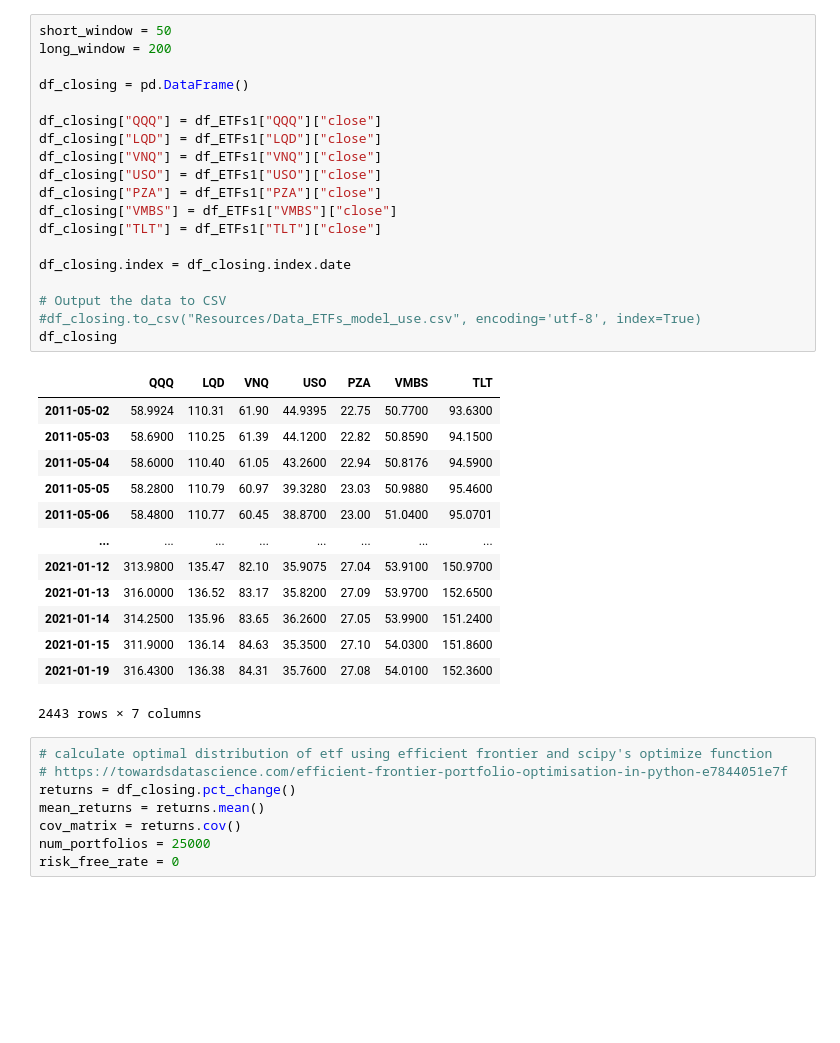
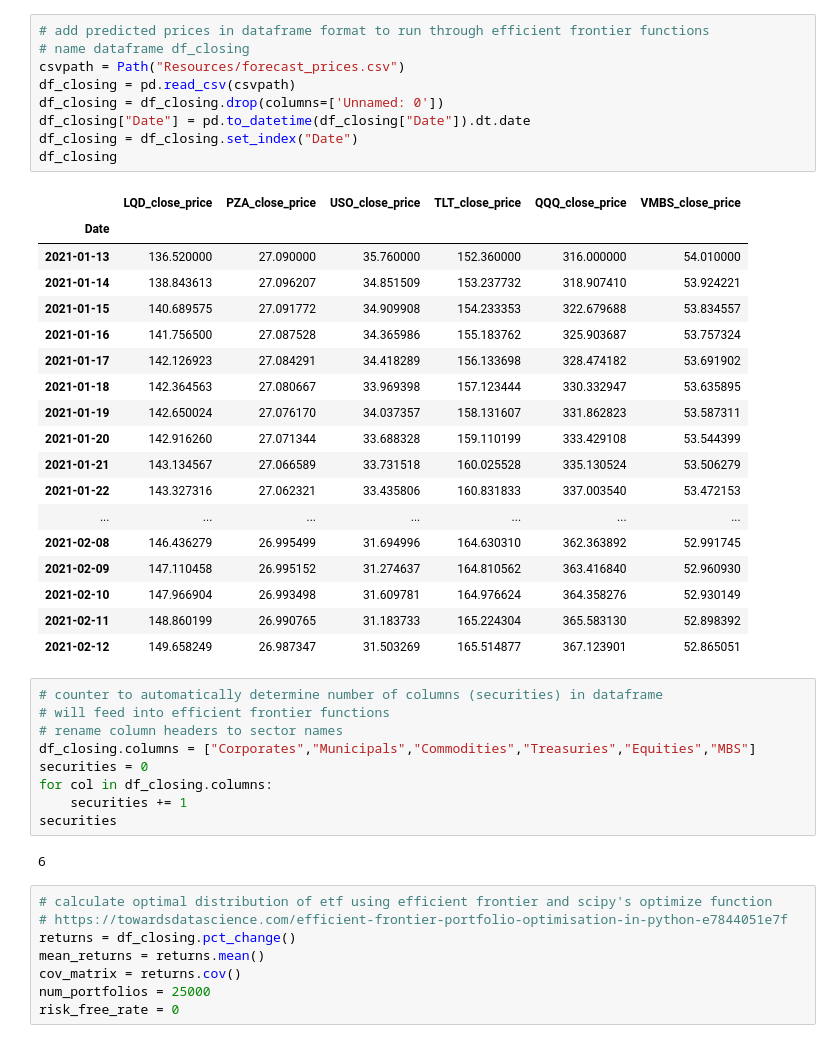
Before and after one commit to ummearusha/Insuring_Insurance_Payments, a Jupyter notebook: optimizer_code.ipynb, the cells around one changed output. Cells and saved outputs as stored; diff of their text form; blank space fills up the shorter version.

```diff
--- a/optimizer_code.ipynb
+++ b/optimizer_code.ipynb
@@ -103,36 +15,42 @@ df_ETFs1 = df_ETFs.dropna()
-# %%
-short_window = 50
-long_window = 200
-
-df_closing = pd.DataFrame()
-
-df_closing["QQQ"] = df_ETFs1["QQQ"]["close"]
-df_closing["LQD"] = df_ETFs1["LQD"]["close"]
-df_closing["VNQ"] = df_ETFs1["VNQ"]["close"]
-df_closing["USO"] = df_ETFs1["USO"]["close"]
-df_closing["PZA"] = df_ETFs1["PZA"]["close"]
-df_closing["VMBS"] = df_ETFs1["VMBS"]["close"]
-df_closing["TLT"] = df_ETFs1["TLT"]["close"]
-
-df_closing.index = df_closing.index.date
-
-# Output the data to CSV
-#df_closing.to_csv("Resources/Data_ETFs_model_use.csv", encoding='utf-8', index=True)
-df_closing
-# %% [output]
-|  | QQQ | LQD | VNQ | USO | PZA | VMBS | TLT |
-| 2011-05-02 | 58.9924 | 110.31 | 61.90 | 44.9395 | 22.75 | 50.7700 | 93.6300 |
-| 2011-05-03 | 58.6900 | 110.25 | 61.39 | 44.1200 | 22.82 | 50.8590 | 94.1500 |
-| 2011-05-04 | 58.6000 | 110.40 | 61.05 | 43.2600 | 22.94 | 50.8176 | 94.5900 |
-| 2011-05-05 | 58.2800 | 110.79 | 60.97 | 39.3280 | 23.03 | 50.9880 | 95.4600 |
-| 2011-05-06 | 58.4800 | 110.77 | 60.45 | 38.8700 | 23.00 | 51.0400 | 95.0701 |
-| ... | ... | ... | ... | ... | ... | ... | ... |
-| 2021-01-12 | 313.9800 | 135.47 | 82.10 | 35.9075 | 27.04 | 53.9100 | 150.9700 |
-| 2021-01-13 | 316.0000 | 136.52 | 83.17 | 35.8200 | 27.09 | 53.9700 | 152.6500 |
-| 2021-01-14 | 314.2500 | 135.96 | 83.65 | 36.2600 | 27.05 | 53.9900 | 151.2400 |
-| 2021-01-15 | 311.9000 | 136.14 | 84.63 | 35.3500 | 27.10 | 54.0300 | 151.8600 |
-| 2021-01-19 | 316.4300 | 136.38 | 84.31 | 35.7600 | 27.08 | 54.0100 | 152.3600 |
-2443 rows × 7 columns
+# %%
+# add predicted prices in dataframe format to run through efficient frontier functions
+# name dataframe df_closing
+csvpath = Path("Resources/forecast_prices.csv")
+df_closing = pd.read_csv(csvpath)
+df_closing = df_closing.drop(columns=['Unnamed: 0'])
+df_closing["Date"] = pd.to_datetime(df_closing["Date"]).dt.date
+df_closing = df_closing.set_index("Date")
+df_closing
+# %% [output]
+|  | LQD_close_price | PZA_close_price | USO_close_price | TLT_close_price | QQQ_close_price | VMBS_close_price |
+| Date |  |  |  |  |  |  |
+| 2021-01-13 | 136.520000 | 27.090000 | 35.760000 | 152.360000 | 316.000000 | 54.010000 |
+| 2021-01-14 | 138.843613 | 27.096207 | 34.851509 | 153.237732 | 318.907410 | 53.924221 |
+| 2021-01-15 | 140.689575 | 27.091772 | 34.909908 | 154.233353 | 322.679688 | 53.834557 |
+| 2021-01-16 | 141.756500 | 27.087528 | 34.365986 | 155.183762 | 325.903687 | 53.757324 |
+| 2021-01-17 | 142.126923 | 27.084291 | 34.418289 | 156.133698 | 328.474182 | 53.691902 |
+| 2021-01-18 | 142.364563 | 27.080667 | 33.969398 | 157.123444 | 330.332947 | 53.635895 |
+| 2021-01-19 | 142.650024 | 27.076170 | 34.037357 | 158.131607 | 331.862823 | 53.587311 |
+| 2021-01-20 | 142.916260 | 27.071344 | 33.688328 | 159.110199 | 333.429108 | 53.544399 |
+| 2021-01-21 | 143.134567 | 27.066589 | 33.731518 | 160.025528 | 335.130524 | 53.506279 |
+| 2021-01-22 | 143.327316 | 27.062321 | 33.435806 | 160.831833 | 337.003540 | 53.472153 |
+| ... | ... | ... | ... | ... | ... | ... |
+| 2021-02-08 | 146.436279 | 26.995499 | 31.694996 | 164.630310 | 362.363892 | 52.991745 |
+| 2021-02-09 | 147.110458 | 26.995152 | 31.274637 | 164.810562 | 363.416840 | 52.960930 |
+| 2021-02-10 | 147.966904 | 26.993498 | 31.609781 | 164.976624 | 364.358276 | 52.930149 |
+| 2021-02-11 | 148.860199 | 26.990765 | 31.183733 | 165.224304 | 365.583130 | 52.898392 |
+| 2021-02-12 | 149.658249 | 26.987347 | 31.503269 | 165.514877 | 367.123901 | 52.865051 |
+# %%
+# counter to automatically determine number of columns (securities) in dataframe
+# will feed into efficient frontier functions
+# rename column headers to sector names
+df_closing.columns = ["Corporates","Municipals","Commodities","Treasuries","Equities","MBS"]
+securities = 0
+for col in df_closing.columns:
+    securities += 1
+securities
+# %% [output]
+6
 # %%
 # calculate optimal distribution of etf using efficient frontier and scipy's optimize function
 # https://towardsdatascience.com/efficient-frontier-portfolio-optimisation-in-python-e7844051e7f
```
Also changed, not shown: parts of 10 cells of this notebook.
